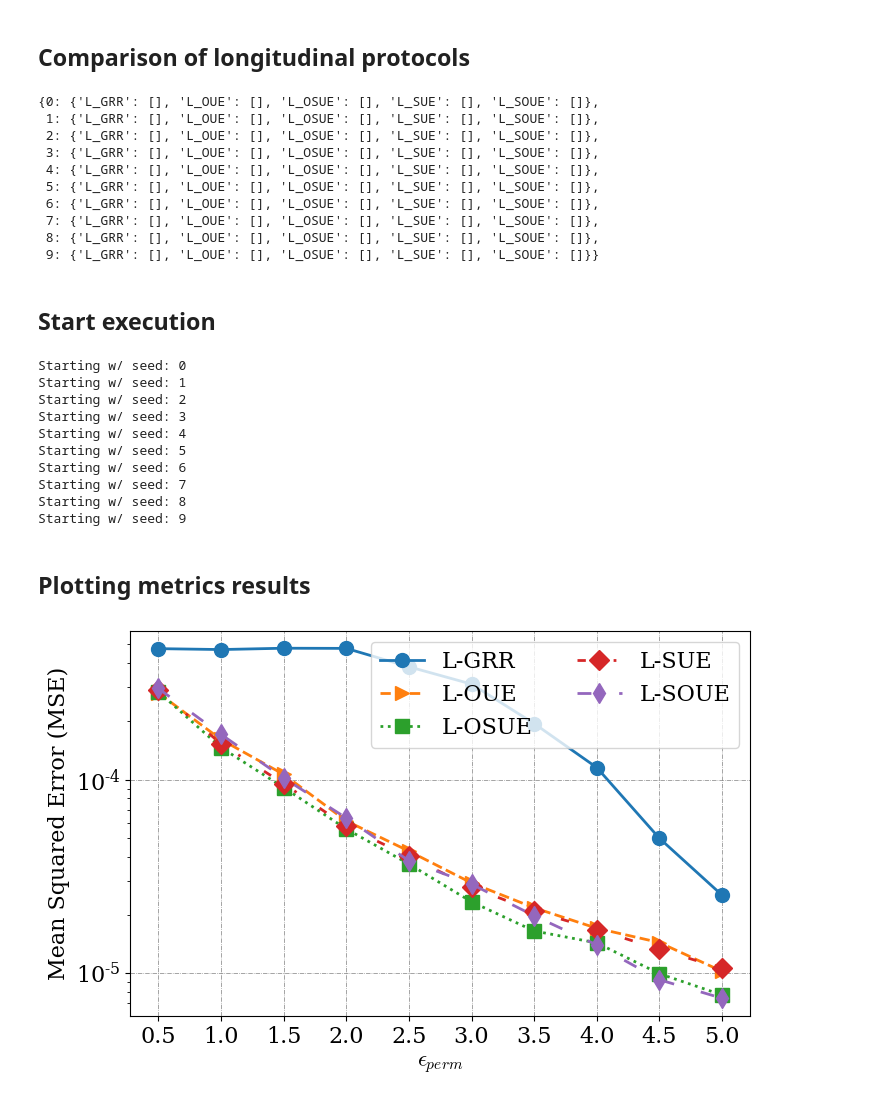
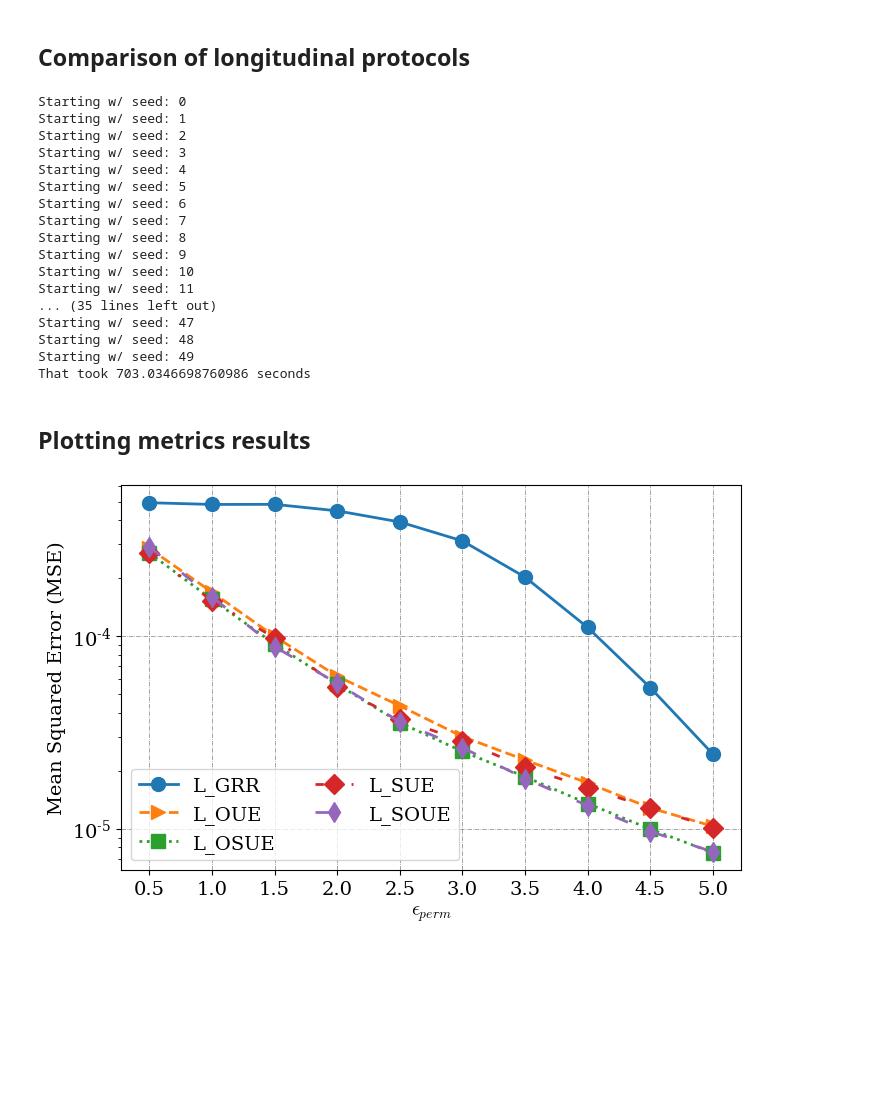
Before and after one commit to hharcolezi/multi-freq-ldpy, a Jupyter notebook: tutorials/1_Longitudinal_Frequency_Estimates.ipynb, the cells around one changed output. Cells and saved outputs as stored; diff of their text form; code cells hidden in the pictures; blank space fills up the shorter version.

```diff
--- a/tutorials/1_Longitudinal_Frequency_Estimates.ipynb
+++ b/tutorials/1_Longitudinal_Frequency_Estimates.ipynb
@@ -98,38 +99,25 @@ List of epsilon_perm = [0.5 1.  1.5 2.  2.5 3.  3.5 4.  4.5 5. ]
 List of epsilon_1 = [0.25 0.5  0.75 1.   1.25 1.5  1.75 2.   2.25 2.5 ]
 # %% [markdown]
 ## Comparison of longitudinal protocols
-# %%
-# Real normalized frequency
-real_freq = np.unique(df, return_counts=True)[-1] / n
-
-# Repeat nb_seed times since DP protocols are randomized
-nb_seed = 10
-
-# Save Mean Squared Error (MSE) between real and estimated frequencies per seed
-dic_mse = {seed:
-           {"L_GRR": [],
-           "L_OUE": [],
-           "L_OSUE": [],
-           "L_SUE": [],
-           "L_SOUE": [],
-           }
-           for seed in range(nb_seed)
-          }
-dic_mse
-# %% [output]
-{0: {'L_GRR': [], 'L_OUE': [], 'L_OSUE': [], 'L_SUE': [], 'L_SOUE': []},
- 1: {'L_GRR': [], 'L_OUE': [], 'L_OSUE': [], 'L_SUE': [], 'L_SOUE': []},
- 2: {'L_GRR': [], 'L_OUE': [], 'L_OSUE': [], 'L_SUE': [], 'L_SOUE': []},
- 3: {'L_GRR': [], 'L_OUE': [], 'L_OSUE': [], 'L_SUE': [], 'L_SOUE': []},
- 4: {'L_GRR': [], 'L_OUE': [], 'L_OSUE': [], 'L_SUE': [], 'L_SOUE': []},
- 5: {'L_GRR': [], 'L_OUE': [], 'L_OSUE': [], 'L_SUE': [], 'L_SOUE': []},
- 6: {'L_GRR': [], 'L_OUE': [], 'L_OSUE': [], 'L_SUE': [], 'L_SOUE': []},
- 7: {'L_GRR': [], 'L_OUE': [], 'L_OSUE': [], 'L_SUE': [], 'L_SOUE': []},
- 8: {'L_GRR': [], 'L_OUE': [], 'L_OSUE': [], 'L_SUE': [], 'L_SOUE': []},
- 9: {'L_GRR': [], 'L_OUE': [], 'L_OSUE': [], 'L_SUE': [], 'L_SOUE': []}}
-# %% [markdown]
-## Start execution
 # %%
+# Real normalized frequency
+real_freq = np.unique(df, return_counts=True)[-1] / n
+
+# Repeat nb_seed times since DP protocols are randomized
+nb_seed = 50
+
+# Save Mean Squared Error (MSE) between real and estimated frequencies per seed
+dic_mse = {seed:
+               {"L_GRR": [],
+               "L_OUE": [],
+               "L_OSUE": [],
+               "L_SUE": [],
+               "L_SOUE": [],
+               }
+               for seed in range(nb_seed)
+          }
+
+starttime = time.time()
 for seed in range(nb_seed):
     print('Starting w/ seed:', seed)
 
@@ -140,28 +128,29 @@ for seed in range(nb_seed):
 
         # L_GRR protocol
         l_grr_reports = [L_GRR_Client(input_data, k, eps_perm, eps_1) for input_data in df['age']]
-        l_grr_est_freq = np.nan_to_num(L_GRR_Aggregator(l_grr_reports, k, eps_perm, eps_1))
+        l_grr_est_freq = L_GRR_Aggregator(l_grr_reports, k, eps_perm, eps_1)
         dic_mse[seed]["L_GRR"].append(mean_squared_error(real_freq, l_grr_est_freq))
 
         # L_OUE protocol
         l_oue_reports = [L_OUE_Client(input_data, k, eps_perm, eps_1) for input_data in df['age']]
-        l_oue_est_freq = np.nan_to_num(L_OUE_Aggregator(l_oue_reports, eps_perm, eps_1))
+        l_oue_est_freq = L_OUE_Aggregator(l_oue_reports, eps_perm, eps_1)
         dic_mse[seed]["L_OUE"].append(mean_squared_error(real_freq, l_oue_est_freq))
 
         # L_OSUE protocol
         l_osue_reports = [L_OSUE_Client(input_data, k, eps_perm, eps_1) for input_data in df['age']]
-        l_osue_est_freq = np.nan_to_num(L_OSUE_Aggregator(l_osue_reports, eps_perm, eps_1))
+        l_osue_est_freq = L_OSUE_Aggregator(l_osue_reports, eps_perm, eps_1)
         dic_mse[seed]["L_OSUE"].append(mean_squared_error(real_freq, l_osue_est_freq))
 
         # L_SUE protocol
         l_sue_reports = [L_SUE_Client(input_data, k, eps_perm, eps_1) for input_data in df['age']]
-        l_sue_est_freq = np.nan_to_num(L_SUE_Aggregator(l_sue_reports, eps_perm, eps_1))
+        l_sue_est_freq = L_SUE_Aggregator(l_sue_reports, eps_perm, eps_1)
         dic_mse[seed]["L_SUE"].append(mean_squared_error(real_freq, l_sue_est_freq))
 
         # L_SOUE protocol
         l_soue_reports = [L_SOUE_Client(input_data, k, eps_perm, eps_1) for input_data in df['age']]
-        l_soue_est_freq = np.nan_to_num(L_SOUE_Aggregator(l_soue_reports, eps_perm, eps_1))
+        l_soue_est_freq = L_SOUE_Aggregator(l_soue_reports, eps_perm, eps_1)
         dic_mse[seed]["L_SOUE"].append(mean_squared_error(real_freq, l_soue_est_freq))
+print('That took {} seconds'.format(time.time() - starttime))
 # %% [output]
 Starting w/ seed: 0
 Starting w/ seed: 1
@@ -173,22 +162,29 @@ Starting w/ seed: 6
 Starting w/ seed: 7
 Starting w/ seed: 8
 Starting w/ seed: 9
+Starting w/ seed: 10
+Starting w/ seed: 11
+... (35 lines left out)
+Starting w/ seed: 47
+Starting w/ seed: 48
+Starting w/ seed: 49
+That took 703.0346698760986 seconds
 # %% [markdown]
 ## Plotting metrics results
 # %%
 plt.figure(figsize=(8,5))
 plt.grid(color='grey', linestyle='dashdot', linewidth=0.5)
-plt.plot(np.mean([dic_mse[seed]["L_GRR"] for seed in range(nb_seed)], axis=0), label='L-GRR', marker='o')
-plt.plot(np.mean([dic_mse[seed]["L_OUE"] for seed in range(nb_seed)], axis=0), label='L-OUE',marker='>',linestyle='dashed')
-plt.plot(np.mean([dic_mse[seed]["L_OSUE"] for seed in range(nb_seed)], axis=0), label='L-OSUE',marker='s',linestyle='dotted')
-plt.plot(np.mean([dic_mse[seed]["L_SUE"] for seed in range(nb_seed)], axis=0), label='L-SUE', marker='D', linestyle=(0, (3, 10, 1, 10)))
-plt.plot(np.mean([dic_mse[seed]["L_SOUE"] for seed in range(nb_seed)], axis=0), label='L-SOUE',marker='d',linestyle=(0, (5, 10)))
+plt.plot(np.mean([dic_mse[seed]["L_GRR"] for seed in range(nb_seed)], axis=0), label='L_GRR', marker='o')
+plt.plot(np.mean([dic_mse[seed]["L_OUE"] for seed in range(nb_seed)], axis=0), label='L_OUE',marker='>',linestyle='dashed')
+plt.plot(np.mean([dic_mse[seed]["L_OSUE"] for seed in range(nb_seed)], axis=0), label='L_OSUE',marker='s',linestyle='dotted')
+plt.plot(np.mean([dic_mse[seed]["L_SUE"] for seed in range(nb_seed)], axis=0), label='L_SUE', marker='D', linestyle=(0, (3, 10, 1, 10)))
+plt.plot(np.mean([dic_mse[seed]["L_SOUE"] for seed in range(nb_seed)], axis=0), label='L_SOUE',marker='d',linestyle=(0, (5, 10)))
 
 plt.yscale('log')
 plt.xlabel('$\epsilon_{perm}$')
 plt.ylabel('Mean Squared Error (MSE)')
 plt.xticks(range(len(lst_eps_perm)), lst_eps_perm)
 plt.legend(ncol=2)
 plt.show()
 # %% [output]
-[figure, old version]
+[figure, new version]
```
Also changed, not shown: parts of 4 cells of this notebook, 5 other files.
